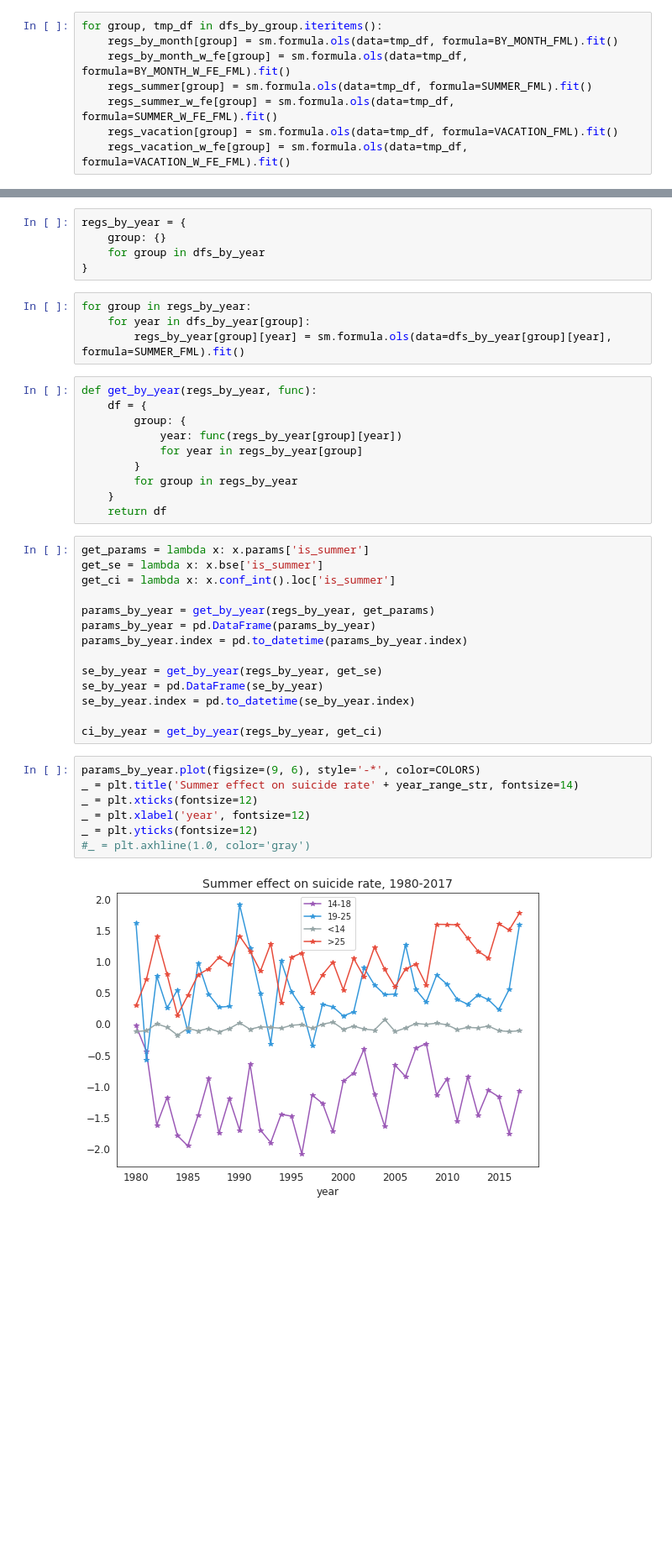
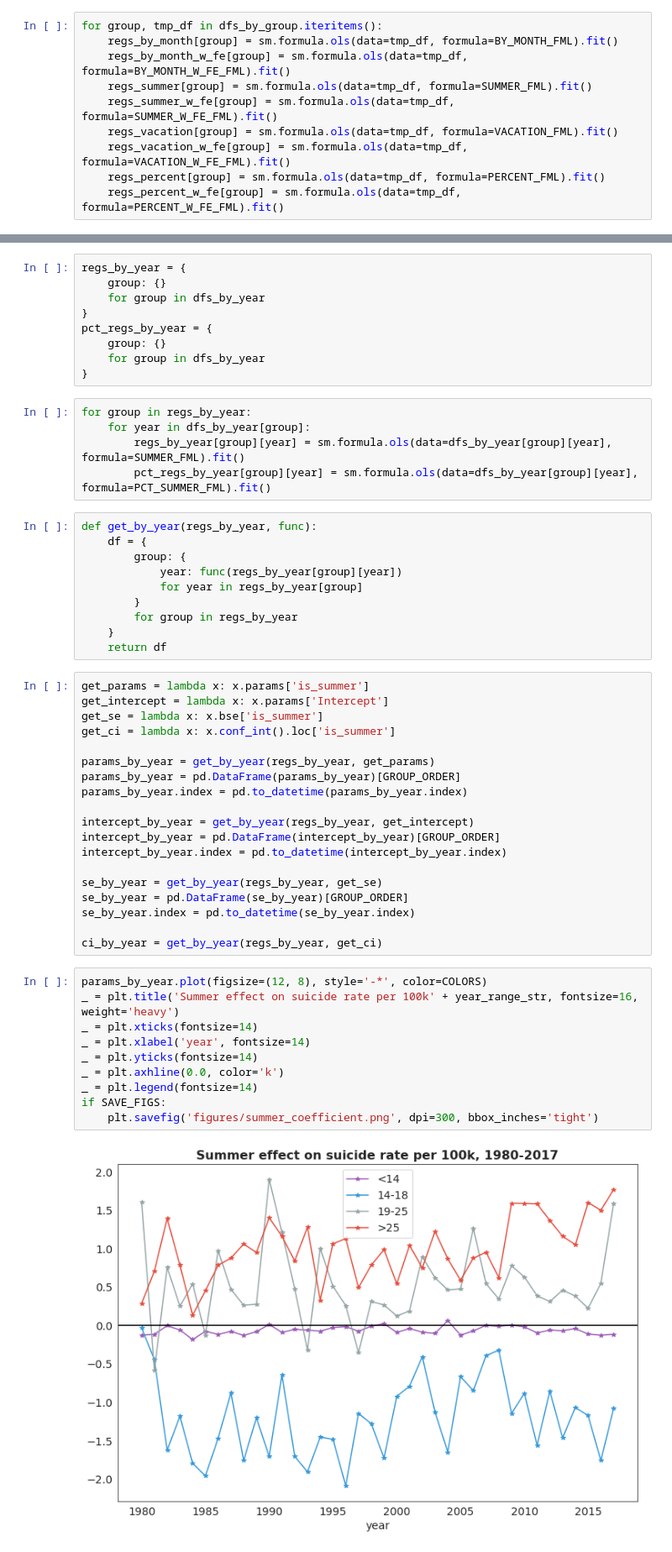
Before and after one commit to basilhalperin/school_suicide, a Jupyter notebook: School suicide analysis.ipynb, the cells around one changed output, grey strips where cells are left out. Shown at 84% size. Cells and saved outputs as stored; diff of their text form; blank space fills up the shorter version.

```diff
--- a/School suicide analysis.ipynb
+++ b/School suicide analysis.ipynb
@@ -1090,6 +1206,8 @@ for group, tmp_df in dfs_by_group.iteritems():
     regs_summer_w_fe[group] = sm.formula.ols(data=tmp_df, formula=SUMMER_W_FE_FML).fit()
     regs_vacation[group] = sm.formula.ols(data=tmp_df, formula=VACATION_FML).fit()
     regs_vacation_w_fe[group] = sm.formula.ols(data=tmp_df, formula=VACATION_W_FE_FML).fit()
+    regs_percent[group] = sm.formula.ols(data=tmp_df, formula=PERCENT_FML).fit()
+    regs_percent_w_fe[group] = sm.formula.ols(data=tmp_df, formula=PERCENT_W_FE_FML).fit()
 # %%
 regressor_order = [
     'C(month, patsy.Treatment(reference="09"))[T.01]',
@@ -1188,10 +1326,15 @@ regs_by_year = {
     group: {}
     for group in dfs_by_year
 }
+pct_regs_by_year = {
+    group: {}
+    for group in dfs_by_year
+}
 # %%
 for group in regs_by_year:
     for year in dfs_by_year[group]:
         regs_by_year[group][year] = sm.formula.ols(data=dfs_by_year[group][year], formula=SUMMER_FML).fit()
+        pct_regs_by_year[group][year] = sm.formula.ols(data=dfs_by_year[group][year], formula=PCT_SUMMER_FML).fit()
 # %%
 def get_by_year(regs_by_year, func):
     df = {
@@ -1204,24 +1347,32 @@ def get_by_year(regs_by_year, func):
     return df
 # %%
 get_params = lambda x: x.params['is_summer']
+get_intercept = lambda x: x.params['Intercept']
 get_se = lambda x: x.bse['is_summer']
 get_ci = lambda x: x.conf_int().loc['is_summer']
 
 params_by_year = get_by_year(regs_by_year, get_params)
-params_by_year = pd.DataFrame(params_by_year)
+params_by_year = pd.DataFrame(params_by_year)[GROUP_ORDER]
 params_by_year.index = pd.to_datetime(params_by_year.index)
 
+intercept_by_year = get_by_year(regs_by_year, get_intercept)
+intercept_by_year = pd.DataFrame(intercept_by_year)[GROUP_ORDER]
+intercept_by_year.index = pd.to_datetime(intercept_by_year.index)
+
 se_by_year = get_by_year(regs_by_year, get_se)
-se_by_year = pd.DataFrame(se_by_year)
+se_by_year = pd.DataFrame(se_by_year)[GROUP_ORDER]
 se_by_year.index = pd.to_datetime(se_by_year.index)
 
 ci_by_year = get_by_year(regs_by_year, get_ci)
 # %%
-params_by_year.plot(figsize=(9, 6), style='-*', color=COLORS)
-_ = plt.title('Summer effect on suicide rate' + year_range_str, fontsize=14)
-_ = plt.xticks(fontsize=12)
-_ = plt.xlabel('year', fontsize=12)
-_ = plt.yticks(fontsize=12)
-#_ = plt.axhline(1.0, color='gray')
+params_by_year.plot(figsize=(12, 8), style='-*', color=COLORS)
+_ = plt.title('Summer effect on suicide rate per 100k' + year_range_str, fontsize=16, weight='heavy')
+_ = plt.xticks(fontsize=14)
+_ = plt.xlabel('year', fontsize=14)
+_ = plt.yticks(fontsize=14)
+_ = plt.axhline(0.0, color='k')
+_ = plt.legend(fontsize=14)
+if SAVE_FIGS:
+    plt.savefig('figures/summer_coefficient.png', dpi=300, bbox_inches='tight')
 # %% [output]
-[figure, old version]
+[figure, new version]
```
Also changed, not shown: parts of 37 cells of this notebook, 1 other file.
